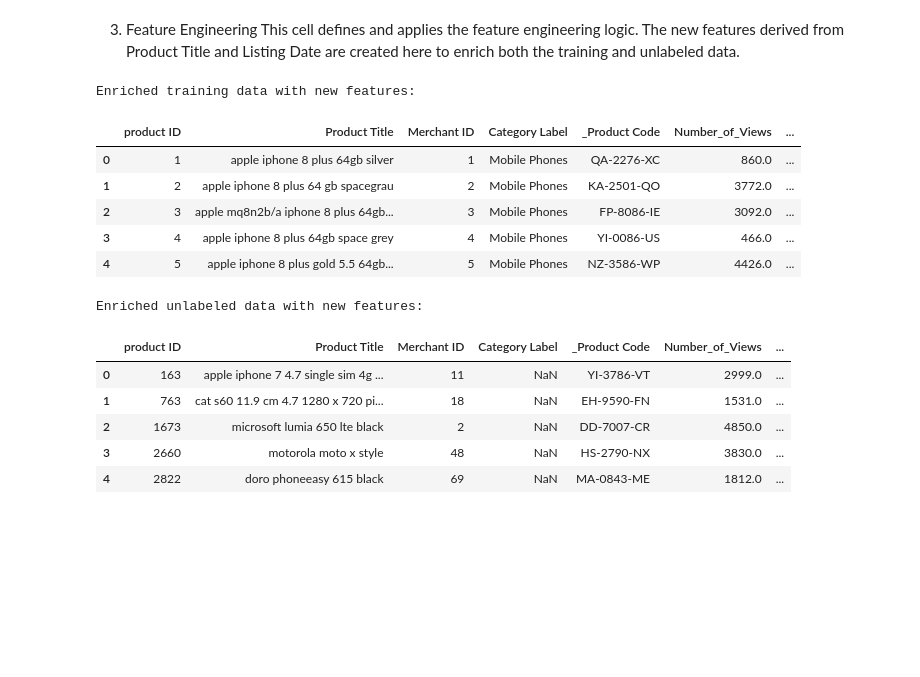
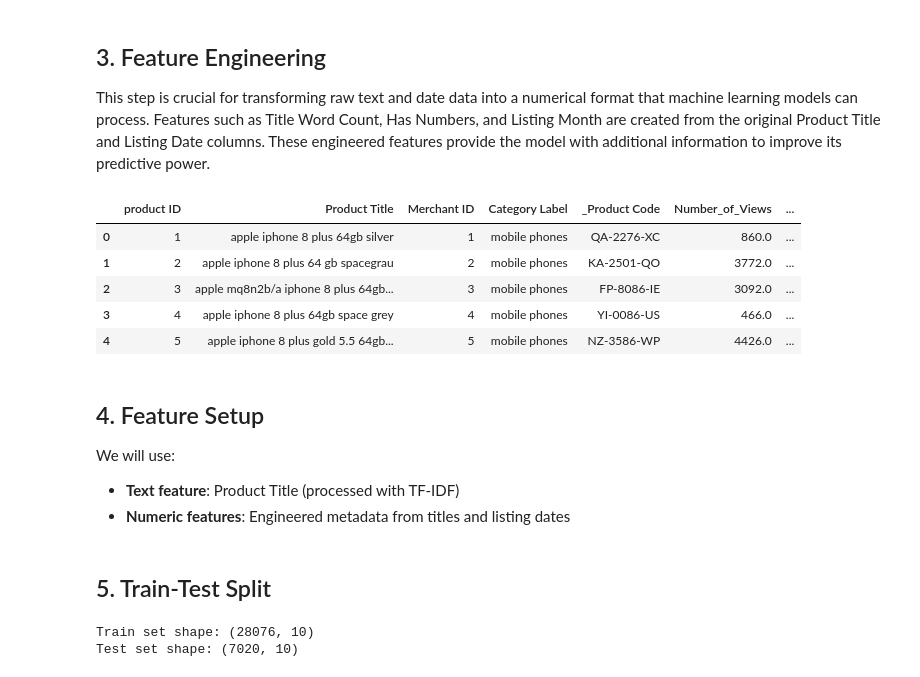
Before and after one commit to giastoica/product-category-prediction, a Jupyter notebook: notebooks/product_category_prediction.ipynb, the cells around one changed output. Cells and saved outputs as stored; diff of their text form; code cells hidden in the pictures; blank space fills up the shorter version.

```diff
--- a/notebooks/product_category_prediction.ipynb
+++ b/notebooks/product_category_prediction.ipynb
@@ -162,66 +132,47 @@ None
-# %% [markdown]
-3. Feature Engineering
-This cell defines and applies the feature engineering logic. The new features derived from Product Title and Listing Date are created here to enrich both the training and unlabeled data.
+# %% [markdown]
+## 3. Feature Engineering
+This step is crucial for transforming raw text and date data into a numerical format that machine learning models can process. Features such as Title Word Count, Has Numbers, and Listing Month are created from the original Product Title and Listing Date columns. These engineered features provide the model with additional information to improve its predictive power.
 # %%
-import re
-
-# Define a list of common brands (this can be expanded)
+# List of common brands
 brands = ['Acer', 'Apple', 'Dell', 'HP', 'Lenovo', 'Samsung', 'Sony', 'LG', 'Microsoft', 'Nikon']
 
-# Function to check for special characters
 def has_special_chars(text):
     return 1 if re.search(r'[!@#$%^&*()_+={}\[\]:;"\'<,>/?\\|`~]', text) else 0
 
-# Function to check for all caps words (ignoring short words)
 def has_all_caps_word(text):
     return 1 if any(word.isupper() and len(word) > 1 for word in text.split()) else 0
 
 def feature_engineer(df):
-    """
-    Applies feature engineering to a DataFrame.
-    """
     df_copy = df.copy()
-
-    # Create new features from Product Title
     df_copy['Title Word Count'] = df_copy['Product Title'].apply(lambda x: len(x.split()))
-    df_copy['Title Char Count'] = df_copy['Product Title'].apply(lambda x: len(x))
-    df_copy['Has Numbers'] = df_copy['Product Title'].apply(lambda x: 1 if any(char.isdigit() for char in x) else 0)
+    df_copy['Title Char Count'] = df_copy['Product Title'].apply(len)
+    df_copy['Has Numbers'] = df_copy['Product Title'].apply(lambda x: int(any(char.isdigit() for char in x)))
     df_copy['Has Special Chars'] = df_copy['Product Title'].apply(has_special_chars)
     df_copy['Has All Caps Word'] = df_copy['Product Title'].apply(has_all_caps_word)
-    df_copy['Longest Word Length'] = df_copy['Product Title'].apply(lambda x: max(len(word) for word in x.split()) if x.split() else 0)
-    df_copy['Is Brand Mentioned'] = df_copy['Product Title'].apply(lambda x: 1 if any(brand.lower() in x.lower() for brand in brands) else 0)
-
-    # Convert Listing Date to numerical features (e.g., month, day of week)
-    # Ensure Listing Date is in datetime format before extracting features
-    df_copy['Listing Date'] = pd.to_datetime(df_copy['Listing Date'], errors='coerce') # Ensure datetime format, coerce errors to NaT
+    df_copy['Longest Word Length'] = df_copy['Product Title'].apply(lambda x: max((len(word) for word in x.split()), default=0))
+    df_copy['Is Brand Mentioned'] = df_copy['Product Title'].apply(lambda x: int(any(brand.lower() in x.lower() for brand in brands)))
+    df_copy['Listing Date'] = pd.to_datetime(df_copy['Listing Date'], errors='coerce')
     df_copy['Listing Month'] = df_copy['Listing Date'].dt.month
     df_copy['Listing Day of Week'] = df_copy['Listing Date'].dt.dayofweek
-    df_copy = df_copy.drop(columns=['Listing Date'])
+    return df_copy.drop(columns=['Listing Date'])
 
-    return df_copy
-
-# Apply feature engineering to both training and unlabeled data
+# Apply
 df_train_enriched = feature_engineer(df_train)
 df_unlabeled_enriched = feature_engineer(df_unlabeled)
 
-# Display the new features
-print("Enriched training data with new features:")
 display(df_train_enriched.head())
-
-print("\nEnriched unlabeled data with new features:")
-display(df_unlabeled_enriched.head())
 # %% [output]
-Enriched training data with new features:
 |  | product ID | Product Title | Merchant ID | Category Label | _Product Code | Number_of_Views | ... |
-| 0 | 1 | apple iphone 8 plus 64gb silver | 1 | Mobile Phones | QA-2276-XC | 860.0 | ... |
-| 1 | 2 | apple iphone 8 plus 64 gb spacegrau | 2 | Mobile Phones | KA-2501-QO | 3772.0 | ... |
-| 2 | 3 | apple mq8n2b/a iphone 8 plus 64gb... | 3 | Mobile Phones | FP-8086-IE | 3092.0 | ... |
-| 3 | 4 | apple iphone 8 plus 64gb space grey | 4 | Mobile Phones | YI-0086-US | 466.0 | ... |
-| 4 | 5 | apple iphone 8 plus gold 5.5 64gb... | 5 | Mobile Phones | NZ-3586-WP | 4426.0 | ... |
+| 0 | 1 | apple iphone 8 plus 64gb silver | 1 | mobile phones | QA-2276-XC | 860.0 | ... |
+| 1 | 2 | apple iphone 8 plus 64 gb spacegrau | 2 | mobile phones | KA-2501-QO | 3772.0 | ... |
+| 2 | 3 | apple mq8n2b/a iphone 8 plus 64gb... | 3 | mobile phones | FP-8086-IE | 3092.0 | ... |
+| 3 | 4 | apple iphone 8 plus 64gb space grey | 4 | mobile phones | YI-0086-US | 466.0 | ... |
+| 4 | 5 | apple iphone 8 plus gold 5.5 64gb... | 5 | mobile phones | NZ-3586-WP | 4426.0 | ... |
-Enriched unlabeled data with new features:
-|  | product ID | Product Title | Merchant ID | Category Label | _Product Code | Number_of_Views | ... |
-| 0 | 163 | apple iphone 7 4.7 single sim 4g ... | 11 | NaN | YI-3786-VT | 2999.0 | ... |
-| 1 | 763 | cat s60 11.9 cm 4.7 1280 x 720 pi... | 18 | NaN | EH-9590-FN | 1531.0 | ... |
-| 2 | 1673 | microsoft lumia 650 lte black | 2 | NaN | DD-7007-CR | 4850.0 | ... |
-| 3 | 2660 | motorola moto x style | 48 | NaN | HS-2790-NX | 3830.0 | ... |
-| 4 | 2822 | doro phoneeasy 615 black | 69 | NaN | MA-0843-ME | 1812.0 | ... |
+# %% [markdown]
+
+
+## 4. Feature Setup
+
+We will use:
+- **Text feature**: Product Title (processed with TF-IDF)
+- **Numeric features**: Engineered metadata from titles and listing dates
@@ -227,0 +193,12 @@ Enriched unlabeled data with new features:
+# %% [markdown]
+## 5. Train-Test Split
+# %%
+X_train_enriched, X_test_enriched, y_train, y_test = train_test_split(
+    X, y, test_size=0.2, random_state=42, stratify=y
+)
+
+print("Train set shape:", X_train_enriched.shape)
+print("Test set shape:", X_test_enriched.shape)
+# %% [output]
+Train set shape: (28076, 10)
+Test set shape: (7020, 10)
```
Also changed, not shown: parts of 28 cells of this notebook.
